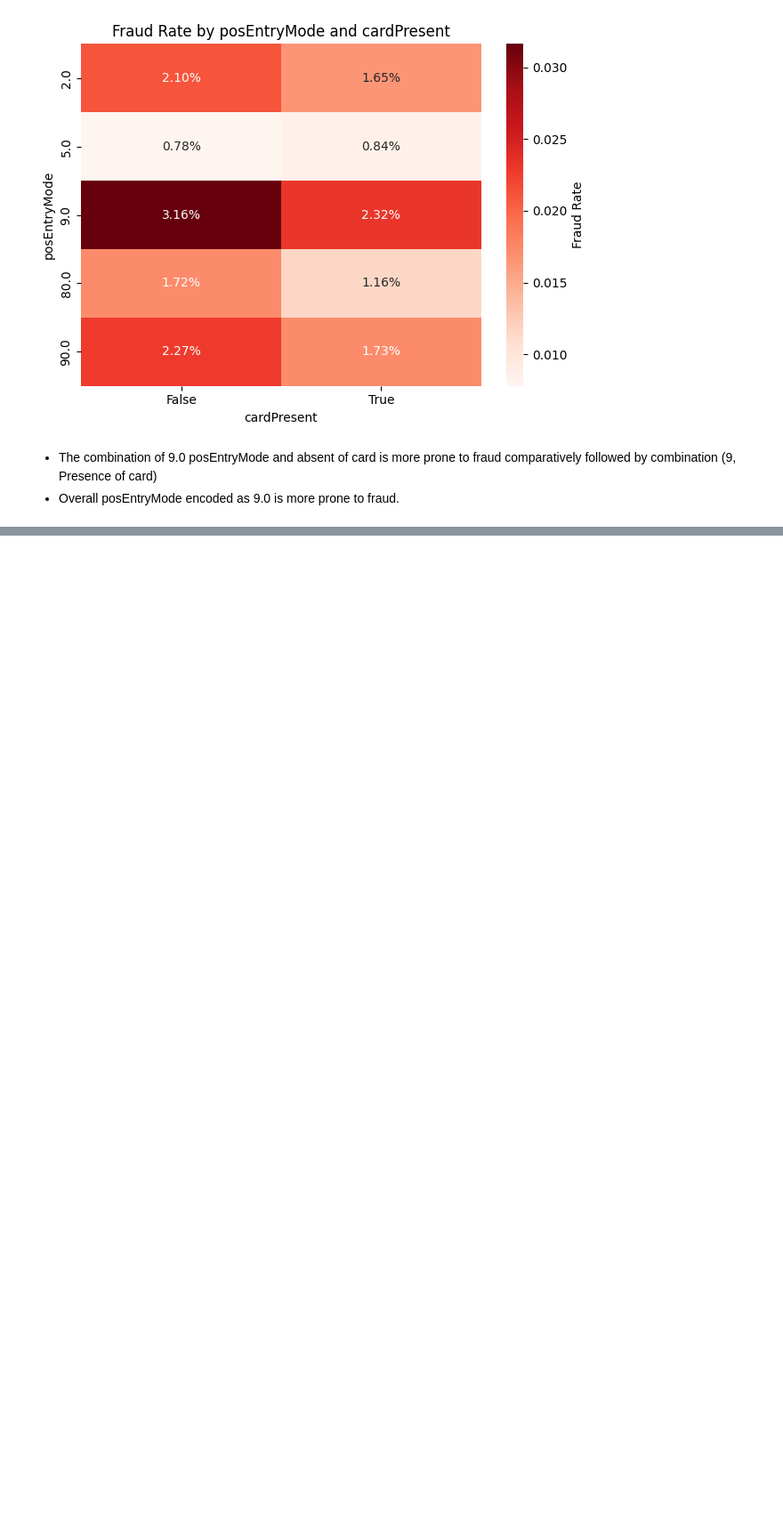
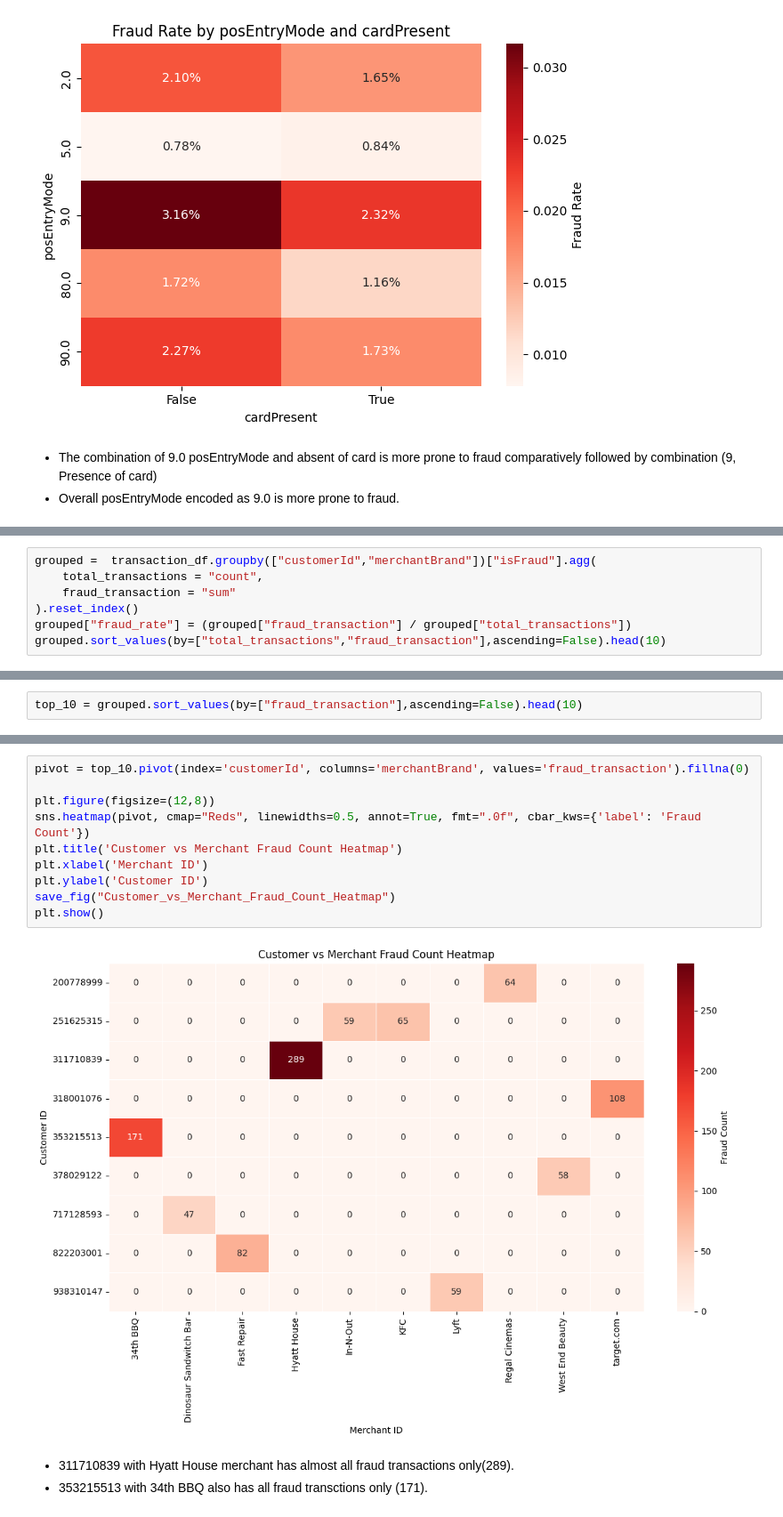
Before and after one commit to 20hnu/EDA_Transaction_dataset, a Jupyter notebook: notebooks/EDA_QuestionsSolution.ipynb, the cells around one changed output, grey strips where cells are left out. Shown at 89% size. Saved outputs shown, nothing was run; the diff lists cells and outputs as text; blank space fills up the shorter version.

```diff
--- a/notebooks/EDA_QuestionsSolution.ipynb
+++ b/notebooks/EDA_QuestionsSolution.ipynb
@@ -850,0 +865,7 @@ plt.show()
+# %%
+grouped =  transaction_df.groupby(["customerId","merchantBrand"])["isFraud"].agg(
+    total_transactions = "count",
+    fraud_transaction = "sum"
+).reset_index()
+grouped["fraud_rate"] = (grouped["fraud_transaction"] / grouped["total_transactions"])
+grouped.sort_values(by=["total_transactions","fraud_transaction"],ascending=False).head(10)
@@ -850,0 +884,2 @@ plt.show()
+# %%
+top_10 = grouped.sort_values(by=["fraud_transaction"],ascending=False).head(10)
@@ -850,0 +900,15 @@ plt.show()
+# %%
+pivot = top_10.pivot(index='customerId', columns='merchantBrand', values='fraud_transaction').fillna(0)
+
+plt.figure(figsize=(12,8))
+sns.heatmap(pivot, cmap="Reds", linewidths=0.5, annot=True, fmt=".0f", cbar_kws={'label': 'Fraud Count'})
+plt.title('Customer vs Merchant Fraud Count Heatmap')
+plt.xlabel('Merchant ID')
+plt.ylabel('Customer ID')
+save_fig("Customer_vs_Merchant_Fraud_Count_Heatmap")
+plt.show()
+# %% [output]
+[figure, added]
+# %% [markdown]
+* 311710839 with Hyatt House merchant has almost all fraud transactions only(289).
+* 353215513 with 34th BBQ also has all fraud transctions only (171).
```
Also changed, not shown: parts of 27 cells of this notebook, 2 other files.
